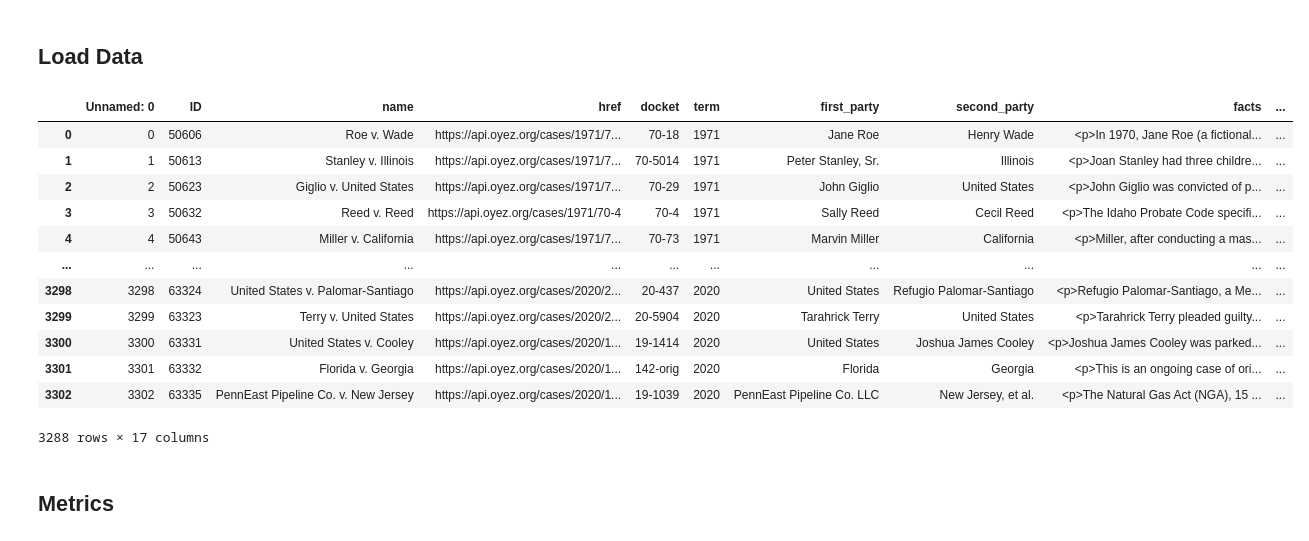
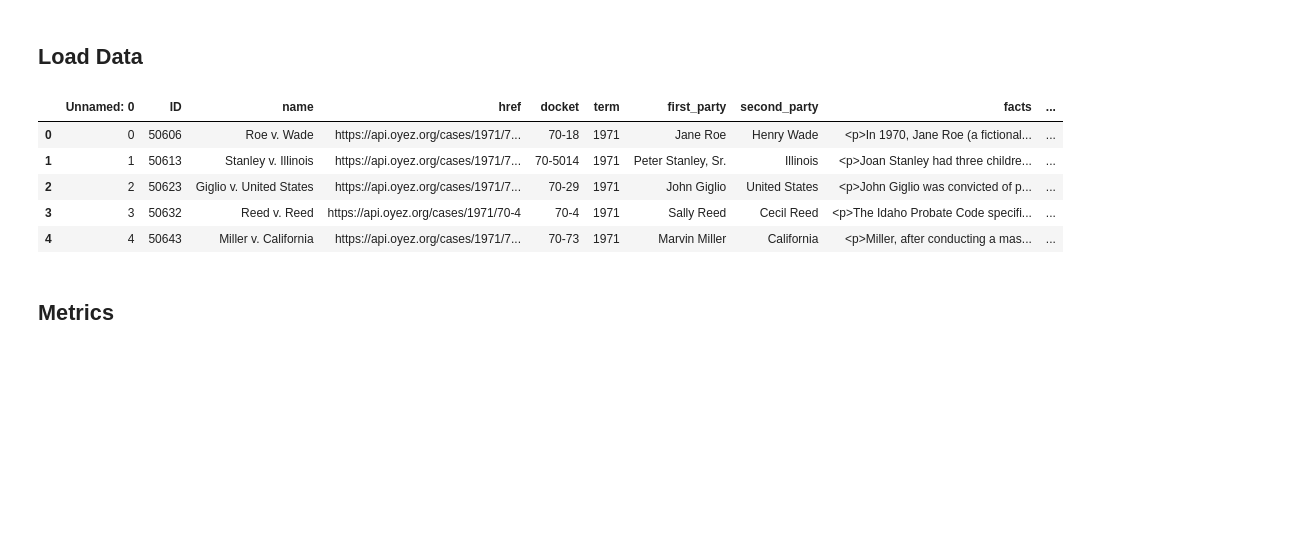
Before and after one commit to Ry-Rousseau/BERT_Legal_Prediction, a Jupyter notebook: Distill_Astrid_V1.ipynb, the cells around one changed output. Drawn from its saved outputs; the diff is of its cells as text; code cells hidden in the pictures; blank space fills up the shorter version.

```diff
--- a/Distill_Astrid_V1.ipynb
+++ b/Distill_Astrid_V1.ipynb
@@ -38,7 +38,7 @@ from sklearn.metrics.pairwise import cosine_similarity
 # %% [markdown]
 ## Load Data
 # %%
-df = pd.read_csv("justice.csv")
+df = pd.read_csv("data/justice.csv")
 df = df.dropna(subset=["facts", "first_party_winner"])
 df["label"] = df["first_party_winner"].astype(int)
 
@@ -51,19 +51,12 @@ train_texts, val_texts, train_labels, val_labels = train_test_split(
     random_state=42
 )
 # %%
-df
+df.head()
 # %% [output]
 |  | Unnamed: 0 | ID | name | href | docket | term | first_party | second_party | facts | ... |
 | 0 | 0 | 50606 | Roe v. Wade | https://api.oyez.org/cases/1971/7... | 70-18 | 1971 | Jane Roe | Henry Wade | <p>In 1970, Jane Roe (a fictional... | ... |
 | 1 | 1 | 50613 | Stanley v. Illinois | https://api.oyez.org/cases/1971/7... | 70-5014 | 1971 | Peter Stanley, Sr. | Illinois | <p>Joan Stanley had three childre... | ... |
 | 2 | 2 | 50623 | Giglio v. United States | https://api.oyez.org/cases/1971/7... | 70-29 | 1971 | John Giglio | United States | <p>John Giglio was convicted of p... | ... |
 | 3 | 3 | 50632 | Reed v. Reed | https://api.oyez.org/cases/1971/70-4 | 70-4 | 1971 | Sally Reed | Cecil Reed | <p>The Idaho Probate Code specifi... | ... |
 | 4 | 4 | 50643 | Miller v. California | https://api.oyez.org/cases/1971/7... | 70-73 | 1971 | Marvin Miller | California | <p>Miller, after conducting a mas... | ... |
-| ... | ... | ... | ... | ... | ... | ... | ... | ... | ... | ... |
-| 3298 | 3298 | 63324 | United States v. Palomar-Santiago | https://api.oyez.org/cases/2020/2... | 20-437 | 2020 | United States | Refugio Palomar-Santiago | <p>Refugio Palomar-Santiago, a Me... | ... |
-| 3299 | 3299 | 63323 | Terry v. United States | https://api.oyez.org/cases/2020/2... | 20-5904 | 2020 | Tarahrick Terry | United States | <p>Tarahrick Terry pleaded guilty... | ... |
-| 3300 | 3300 | 63331 | United States v. Cooley | https://api.oyez.org/cases/2020/1... | 19-1414 | 2020 | United States | Joshua James Cooley | <p>Joshua James Cooley was parked... | ... |
-| 3301 | 3301 | 63332 | Florida v. Georgia | https://api.oyez.org/cases/2020/1... | 142-orig | 2020 | Florida | Georgia | <p>This is an ongoing case of ori... | ... |
-| 3302 | 3302 | 63335 | PennEast Pipeline Co. v. New Jersey | https://api.oyez.org/cases/2020/1... | 19-1039 | 2020 | PennEast Pipeline Co. LLC | New Jersey, et al. | <p>The Natural Gas Act (NGA), 15 ... | ... |
-3288 rows × 17 columns
 # %%
```
Also changed, not shown: parts of 4 cells of this notebook, 1 other file.
